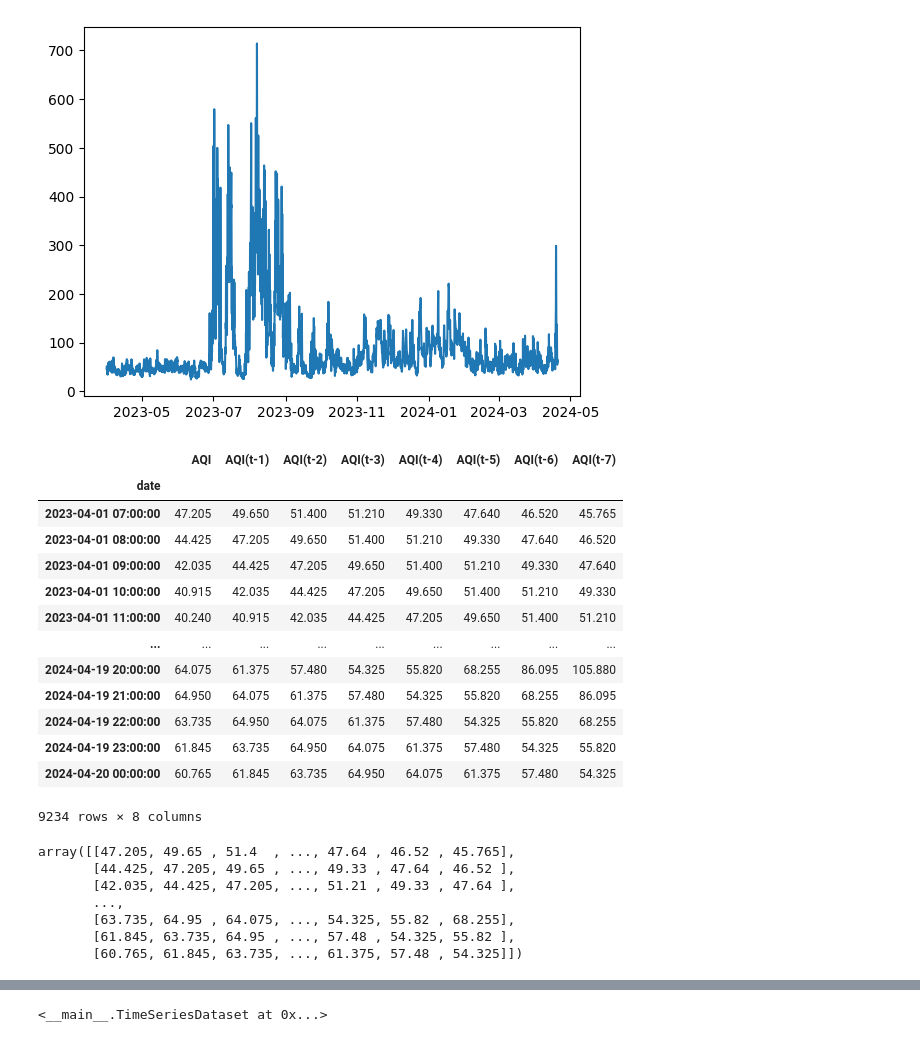
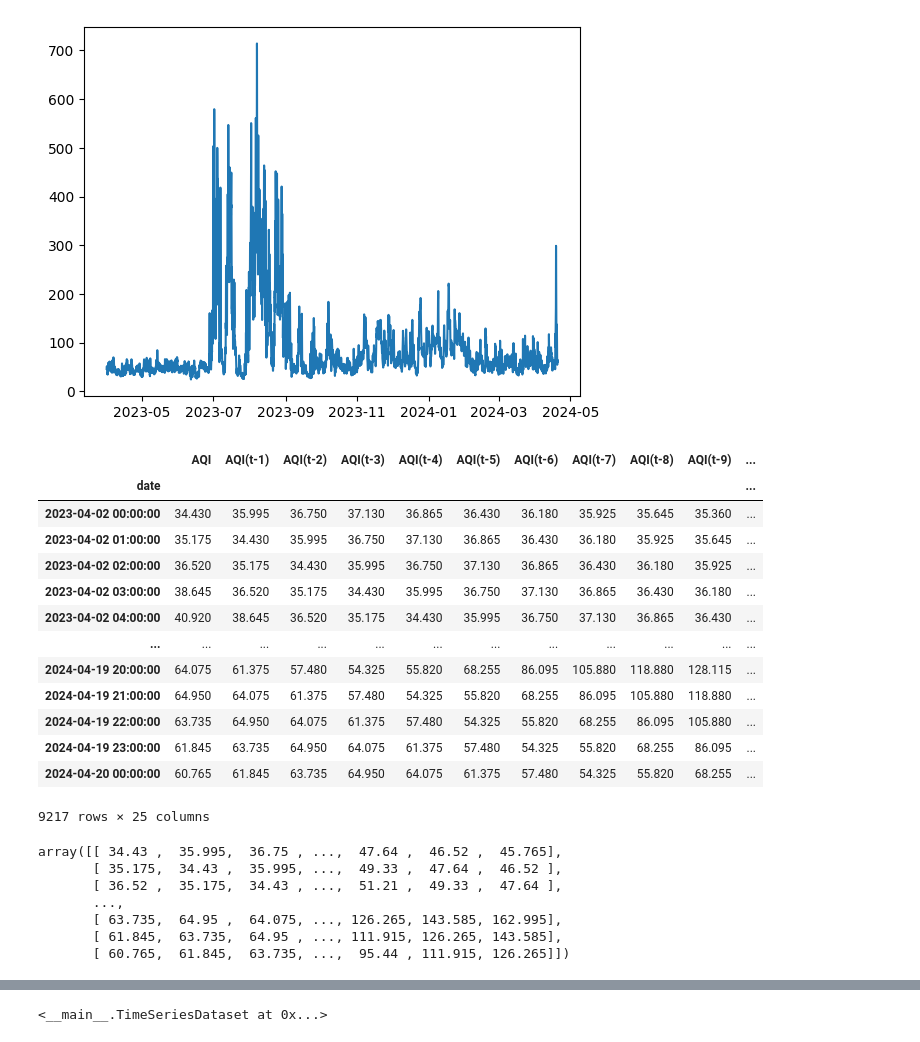
Before and after one commit to timothyafolami/Punjabaoi-Air-Quality-Prediction, a Jupyter notebook: LSTM_with_Pytorch.ipynb, the cells around one changed output, grey strips where cells are left out. Saved outputs shown, nothing was run; the diff lists cells and outputs as text; code cells hidden in the pictures.

```diff
--- a/LSTM_with_Pytorch.ipynb
+++ b/LSTM_with_Pytorch.ipynb
@@ -60,47 +61,47 @@ See the caveats in the documentation: https://pandas.pydata.org/pandas-docs/stab
 # %%
 from copy import deepcopy as dc
 
 def prepare_data(df, n_steps):
   df = dc(df)
   df['date'] = pd.to_datetime(df['date'])
 
   df.set_index('date', inplace=True)
 
   for i in range(1, n_steps+1):
     df[f"AQI(t-{i})"] = df['AQI'].shift(i)
 
   df.dropna(inplace=True)
 
   return df
 
-lookback = 7
+lookback = 24
 shifted_df = prepare_data(data, lookback)
 shifted_df
 # %% [output]
-|  | AQI | AQI(t-1) | AQI(t-2) | AQI(t-3) | AQI(t-4) | AQI(t-5) | AQI(t-6) | AQI(t-7) |
-| date |  |  |  |  |  |  |  |  |
-| 2023-04-01 07:00:00 | 47.205 | 49.650 | 51.400 | 51.210 | 49.330 | 47.640 | 46.520 | 45.765 |
-| 2023-04-01 08:00:00 | 44.425 | 47.205 | 49.650 | 51.400 | 51.210 | 49.330 | 47.640 | 46.520 |
-| 2023-04-01 09:00:00 | 42.035 | 44.425 | 47.205 | 49.650 | 51.400 | 51.210 | 49.330 | 47.640 |
-| 2023-04-01 10:00:00 | 40.915 | 42.035 | 44.425 | 47.205 | 49.650 | 51.400 | 51.210 | 49.330 |
-| 2023-04-01 11:00:00 | 40.240 | 40.915 | 42.035 | 44.425 | 47.205 | 49.650 | 51.400 | 51.210 |
-| ... | ... | ... | ... | ... | ... | ... | ... | ... |
-| 2024-04-19 20:00:00 | 64.075 | 61.375 | 57.480 | 54.325 | 55.820 | 68.255 | 86.095 | 105.880 |
-| 2024-04-19 21:00:00 | 64.950 | 64.075 | 61.375 | 57.480 | 54.325 | 55.820 | 68.255 | 86.095 |
-| 2024-04-19 22:00:00 | 63.735 | 64.950 | 64.075 | 61.375 | 57.480 | 54.325 | 55.820 | 68.255 |
-| 2024-04-19 23:00:00 | 61.845 | 63.735 | 64.950 | 64.075 | 61.375 | 57.480 | 54.325 | 55.820 |
-| 2024-04-20 00:00:00 | 60.765 | 61.845 | 63.735 | 64.950 | 64.075 | 61.375 | 57.480 | 54.325 |
+|  | AQI | AQI(t-1) | AQI(t-2) | AQI(t-3) | AQI(t-4) | AQI(t-5) | AQI(t-6) | AQI(t-7) | AQI(t-8) | AQI(t-9) | ... |
+| date |  |  |  |  |  |  |  |  |  |  | ... |
+| 2023-04-02 00:00:00 | 34.430 | 35.995 | 36.750 | 37.130 | 36.865 | 36.430 | 36.180 | 35.925 | 35.645 | 35.360 | ... |
+| 2023-04-02 01:00:00 | 35.175 | 34.430 | 35.995 | 36.750 | 37.130 | 36.865 | 36.430 | 36.180 | 35.925 | 35.645 | ... |
+| 2023-04-02 02:00:00 | 36.520 | 35.175 | 34.430 | 35.995 | 36.750 | 37.130 | 36.865 | 36.430 | 36.180 | 35.925 | ... |
+| 2023-04-02 03:00:00 | 38.645 | 36.520 | 35.175 | 34.430 | 35.995 | 36.750 | 37.130 | 36.865 | 36.430 | 36.180 | ... |
+| 2023-04-02 04:00:00 | 40.920 | 38.645 | 36.520 | 35.175 | 34.430 | 35.995 | 36.750 | 37.130 | 36.865 | 36.430 | ... |
+| ... | ... | ... | ... | ... | ... | ... | ... | ... | ... | ... | ... |
+| 2024-04-19 20:00:00 | 64.075 | 61.375 | 57.480 | 54.325 | 55.820 | 68.255 | 86.095 | 105.880 | 118.880 | 128.115 | ... |
+| 2024-04-19 21:00:00 | 64.950 | 64.075 | 61.375 | 57.480 | 54.325 | 55.820 | 68.255 | 86.095 | 105.880 | 118.880 | ... |
+| 2024-04-19 22:00:00 | 63.735 | 64.950 | 64.075 | 61.375 | 57.480 | 54.325 | 55.820 | 68.255 | 86.095 | 105.880 | ... |
+| 2024-04-19 23:00:00 | 61.845 | 63.735 | 64.950 | 64.075 | 61.375 | 57.480 | 54.325 | 55.820 | 68.255 | 86.095 | ... |
+| 2024-04-20 00:00:00 | 60.765 | 61.845 | 63.735 | 64.950 | 64.075 | 61.375 | 57.480 | 54.325 | 55.820 | 68.255 | ... |
-9234 rows × 8 columns
+9217 rows × 25 columns
 # %%
 # converting to an array
 shifted_df_as_np = shifted_df.to_numpy()
 
 shifted_df_as_np
 # %% [output]
-array([[47.205, 49.65 , 51.4  , ..., 47.64 , 46.52 , 45.765],
-       [44.425, 47.205, 49.65 , ..., 49.33 , 47.64 , 46.52 ],
-       [42.035, 44.425, 47.205, ..., 51.21 , 49.33 , 47.64 ],
+array([[ 34.43 ,  35.995,  36.75 , ...,  47.64 ,  46.52 ,  45.765],
+       [ 35.175,  34.43 ,  35.995, ...,  49.33 ,  47.64 ,  46.52 ],
+       [ 36.52 ,  35.175,  34.43 , ...,  51.21 ,  49.33 ,  47.64 ],
        ...,
-       [63.735, 64.95 , 64.075, ..., 54.325, 55.82 , 68.255],
-       [61.845, 63.735, 64.95 , ..., 57.48 , 54.325, 55.82 ],
-       [60.765, 61.845, 63.735, ..., 61.375, 57.48 , 54.325]])
+       [ 63.735,  64.95 ,  64.075, ..., 126.265, 143.585, 162.995],
+       [ 61.845,  63.735,  64.95 , ..., 111.915, 126.265, 143.585],
+       [ 60.765,  61.845,  63.735, ...,  95.44 , 111.915, 126.265]])
```
Also changed, not shown: parts of 41 cells of this notebook, 8 other files.
